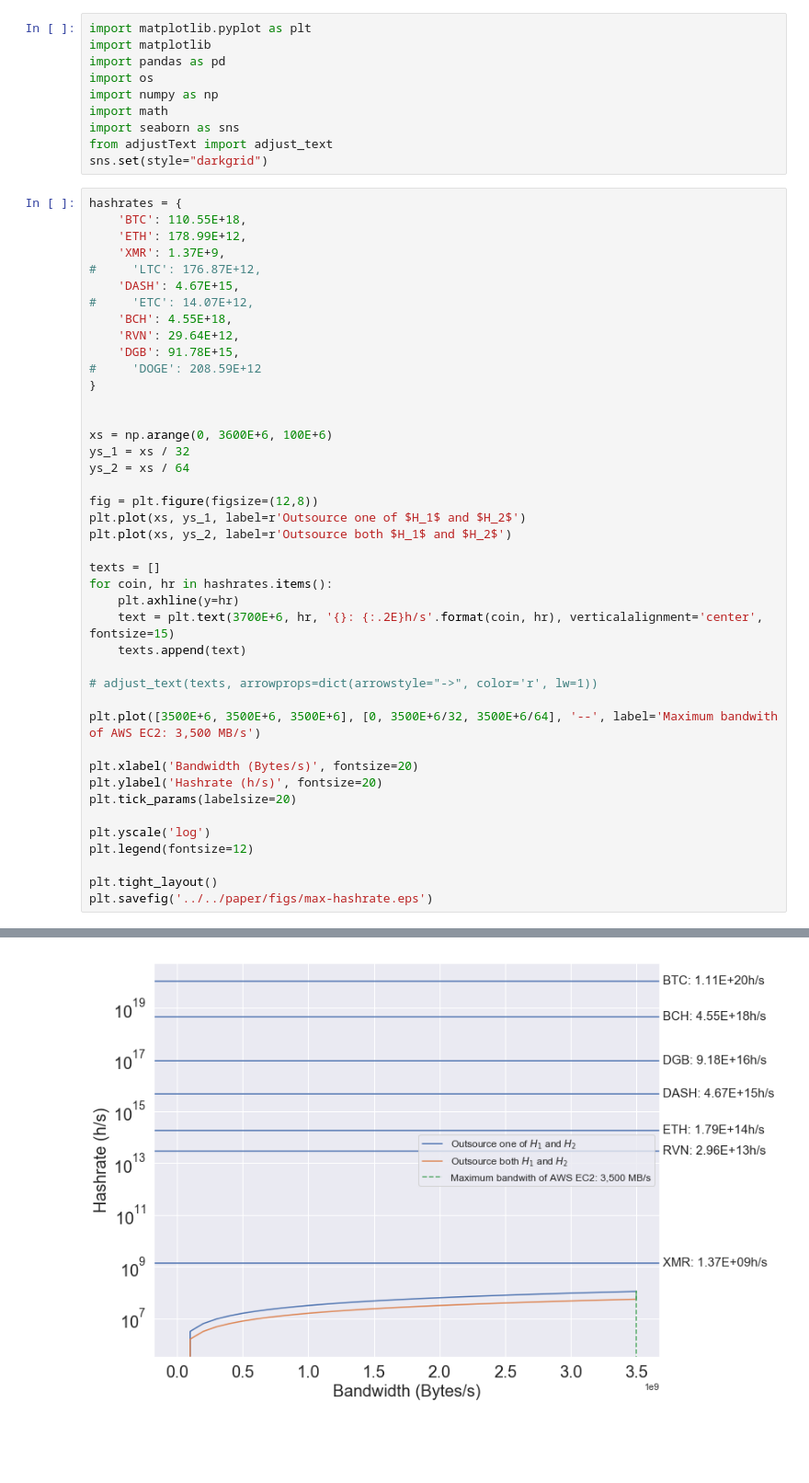
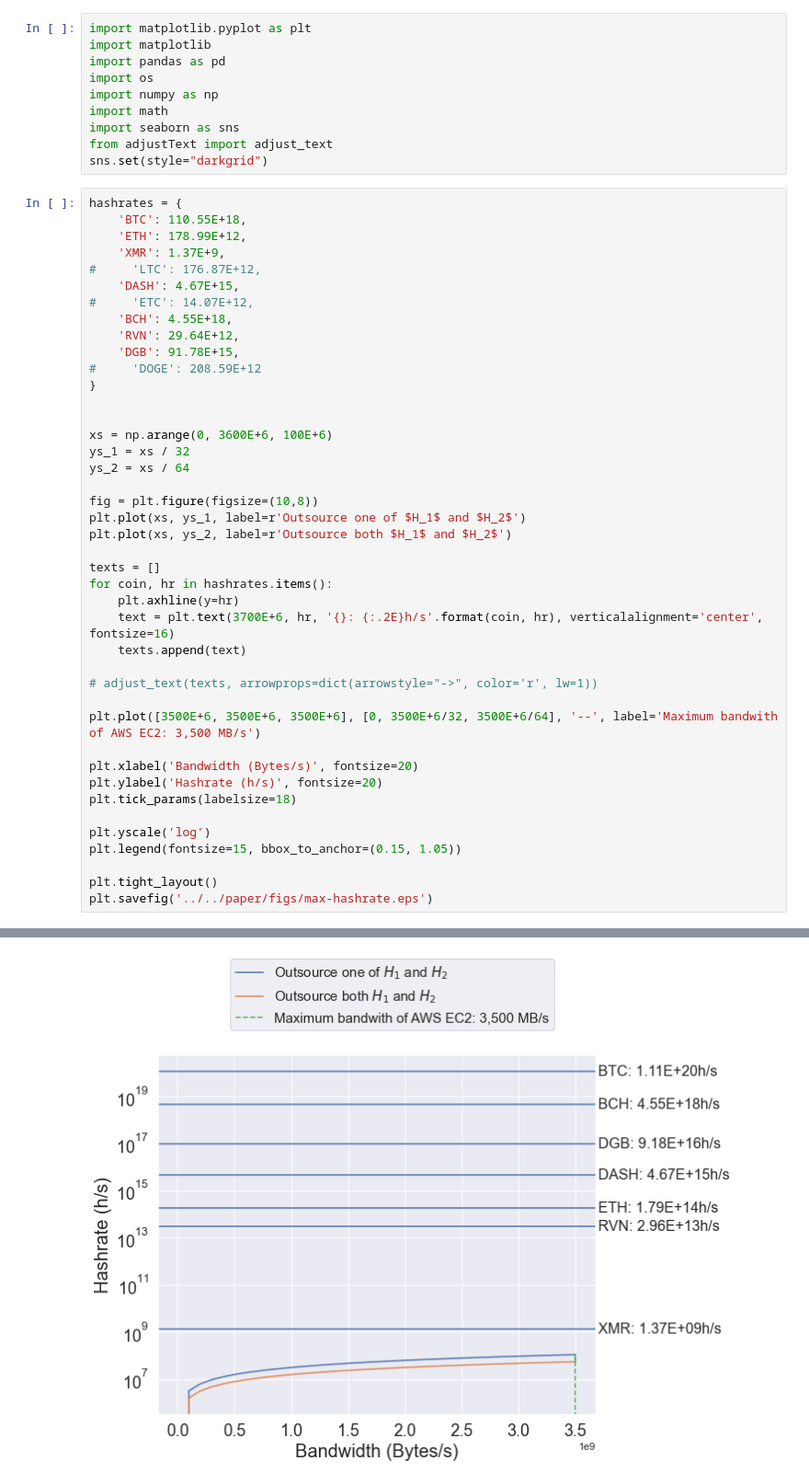
Before and after one commit to DEX-ware/vrf-mining, a Jupyter notebook: src/eval/max-hashrate.ipynb, the cells around one changed output, grey strips where cells are left out. Shown: that part at 92% size. Cells and saved outputs as stored; diff of their text form; blank space fills up the shorter version.

```diff
--- a/src/eval/max-hashrate.ipynb
+++ b/src/eval/max-hashrate.ipynb
@@ -27,14 +27,14 @@ xs = np.arange(0, 3600E+6, 100E+6)
 ys_1 = xs / 32
 ys_2 = xs / 64
 
-fig = plt.figure(figsize=(12,8))
+fig = plt.figure(figsize=(10,8))
 plt.plot(xs, ys_1, label=r'Outsource one of $H_1$ and $H_2$')
 plt.plot(xs, ys_2, label=r'Outsource both $H_1$ and $H_2$')
 
 texts = []
 for coin, hr in hashrates.items():
     plt.axhline(y=hr)
-    text = plt.text(3700E+6, hr, '{}: {:.2E}h/s'.format(coin, hr), verticalalignment='center', fontsize=15)
+    text = plt.text(3700E+6, hr, '{}: {:.2E}h/s'.format(coin, hr), verticalalignment='center', fontsize=16)
     texts.append(text)
 
 # adjust_text(texts, arrowprops=dict(arrowstyle="->", color='r', lw=1))
@@ -43,10 +43,10 @@ plt.plot([3500E+6, 3500E+6, 3500E+6], [0, 3500E+6/32, 3500E+6/64], '--', label='
 
 plt.xlabel('Bandwidth (Bytes/s)', fontsize=20)
 plt.ylabel('Hashrate (h/s)', fontsize=20)
-plt.tick_params(labelsize=20)
+plt.tick_params(labelsize=18)
 
 plt.yscale('log')
-plt.legend(fontsize=12)
+plt.legend(fontsize=15, bbox_to_anchor=(0.15, 1.05))
 
 plt.tight_layout()
 plt.savefig('../../paper/figs/max-hashrate.eps')
@@ -54 +56 @@ plt.savefig('../../paper/figs/max-hashrate.eps')
-[figure, old version]
+[figure, new version]
```
Also changed, not shown: parts of 1 cell of this notebook, 6 other files.
